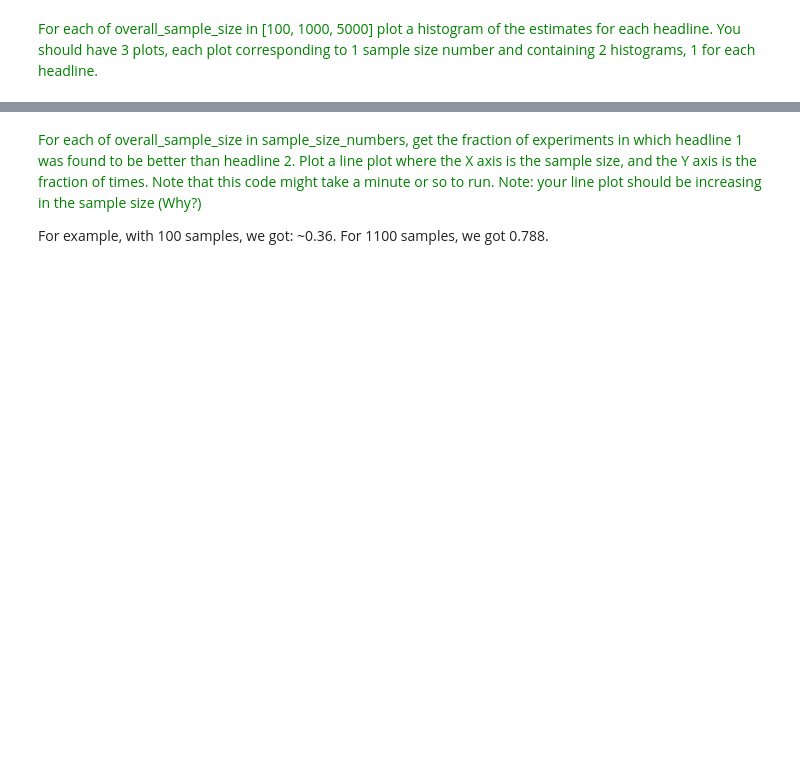
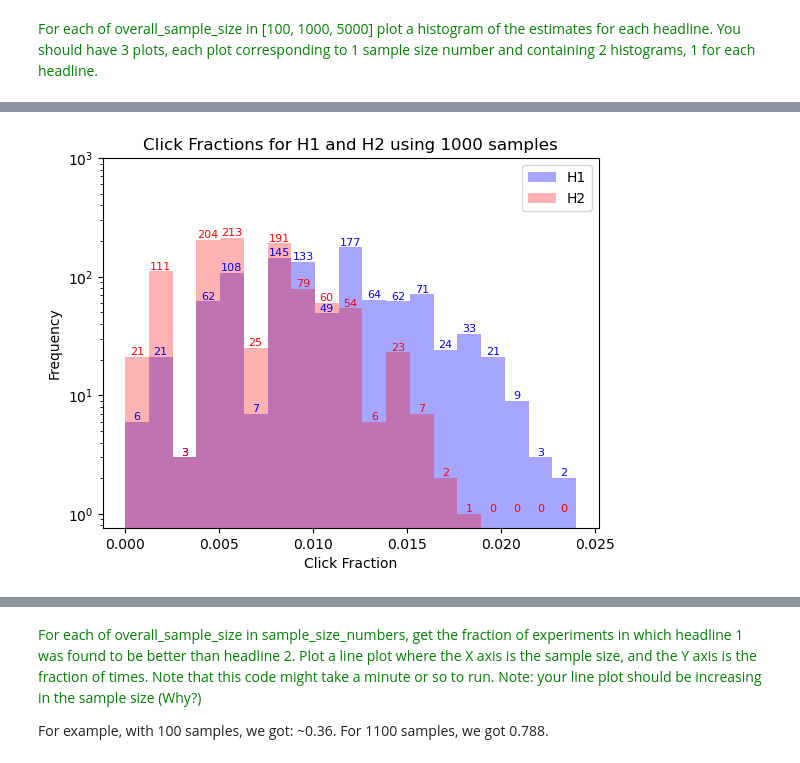
Before and after one commit to arianarosario/experimentation-and-AB-testing, a Jupyter notebook: HW4_assignment_2023.ipynb, the cells around one changed output, grey strips where cells are left out. Cells and saved outputs as stored; diff of their text form; code cells hidden in the pictures; blank space fills up the shorter version.

```diff
--- a/HW4_assignment_2023.ipynb
+++ b/HW4_assignment_2023.ipynb
@@ -237,0 +306,5 @@ sample_size_numbers = list(range(100, 6000, 500))
+# %%
+# plotting a histogram of click fraction estimates with 1000 samples
+generate_two_histograms(1000, ests, bin_max)
+# %% [output]
+[figure, added]
```
Also changed, not shown: parts of 14 cells of this notebook.
